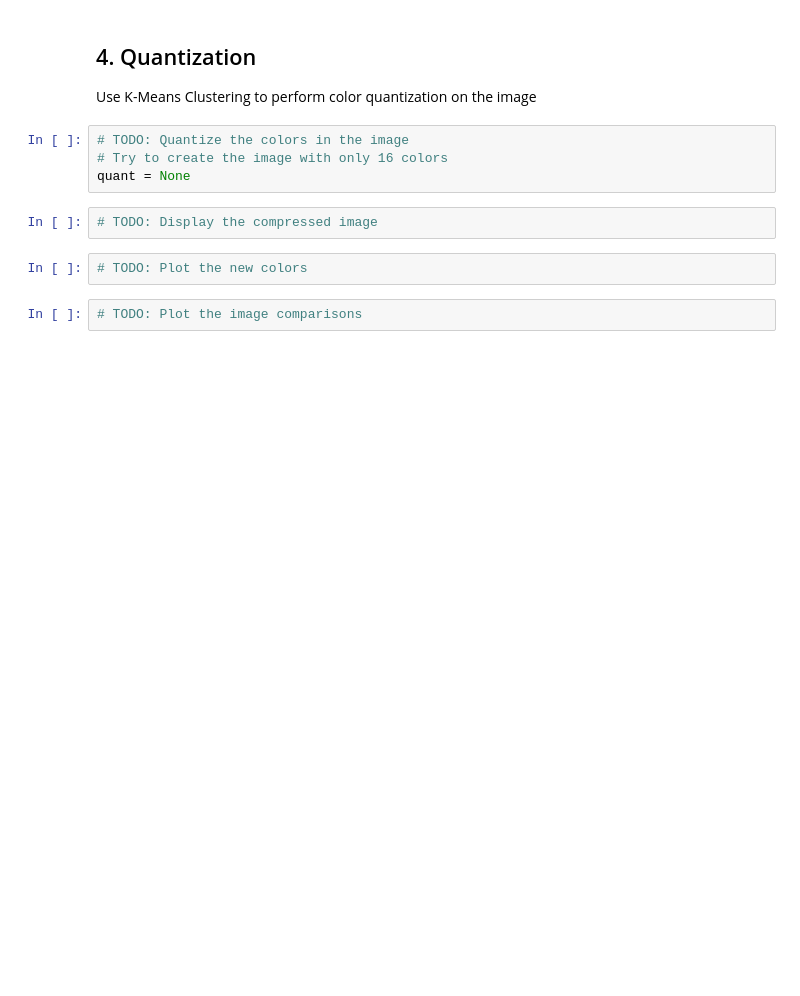
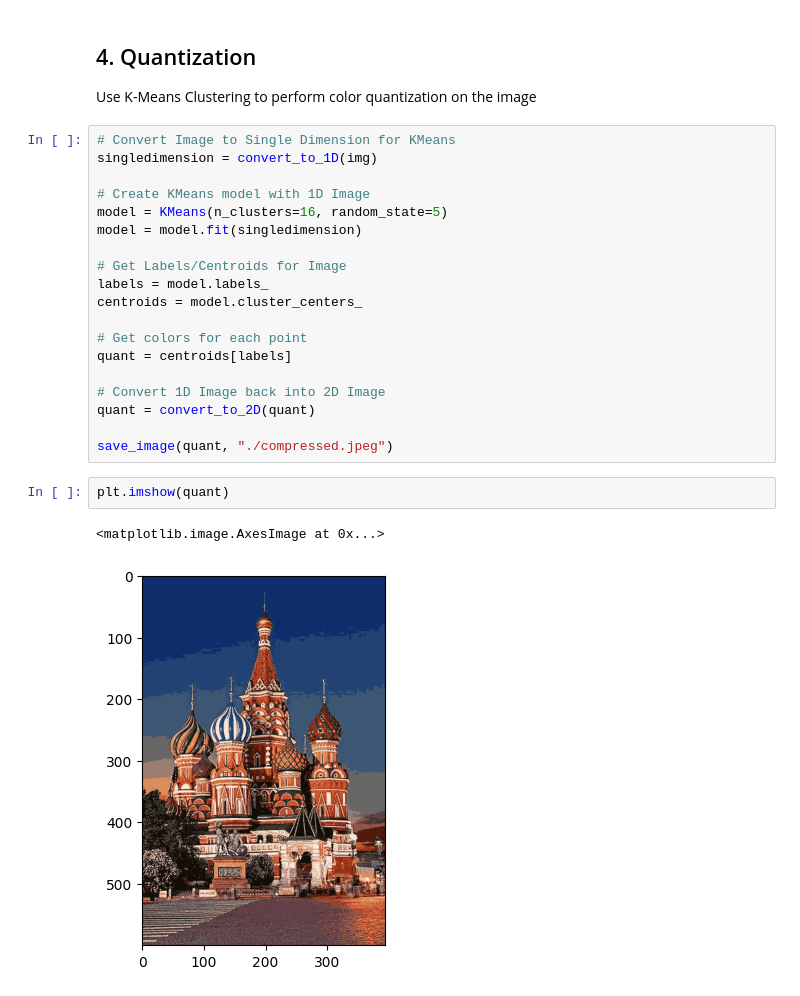
Before and after one commit to Alexandre2006/ATCS-2023, a Jupyter notebook: Labs/Unit07/ColorQuantization/colorquantizer.ipynb, the cells around one changed output. Saved outputs shown, nothing was run; the diff lists cells and outputs as text; blank space fills up the shorter version.

Commit message:
Finished Color Quantization Lab

```diff
--- a/Labs/Unit07/ColorQuantization/colorquantizer.ipynb
+++ b/Labs/Unit07/ColorQuantization/colorquantizer.ipynb
@@ -91,13 +96,27 @@ plot_image_colors(img)
 # %% [markdown]
 ## 4. Quantization
 Use K-Means Clustering to perform color quantization on the image
-# %%
-# TODO: Quantize the colors in the image
-# Try to create the image with only 16 colors
-quant = None
-# %%
-# TODO: Display the compressed image
-# %%
-# TODO: Plot the new colors
-# %%
-# TODO: Plot the image comparisons
+# %%
+# Convert Image to Single Dimension for KMeans
+singledimension = convert_to_1D(img)
+
+# Create KMeans model with 1D Image
+model = KMeans(n_clusters=16, random_state=5)
+model = model.fit(singledimension)
+
+# Get Labels/Centroids for Image
+labels = model.labels_
+centroids = model.cluster_centers_
+
+# Get colors for each point
+quant = centroids[labels]
+
+# Convert 1D Image back into 2D Image
+quant = convert_to_2D(quant)
+
+save_image(quant, "./compressed.jpeg")
+# %%
+plt.imshow(quant)
+# %% [output]
+<matplotlib.image.AxesImage at 0x...>
+[figure, added]
```
Also changed, not shown: parts of 4 cells of this notebook, 3 other files.
